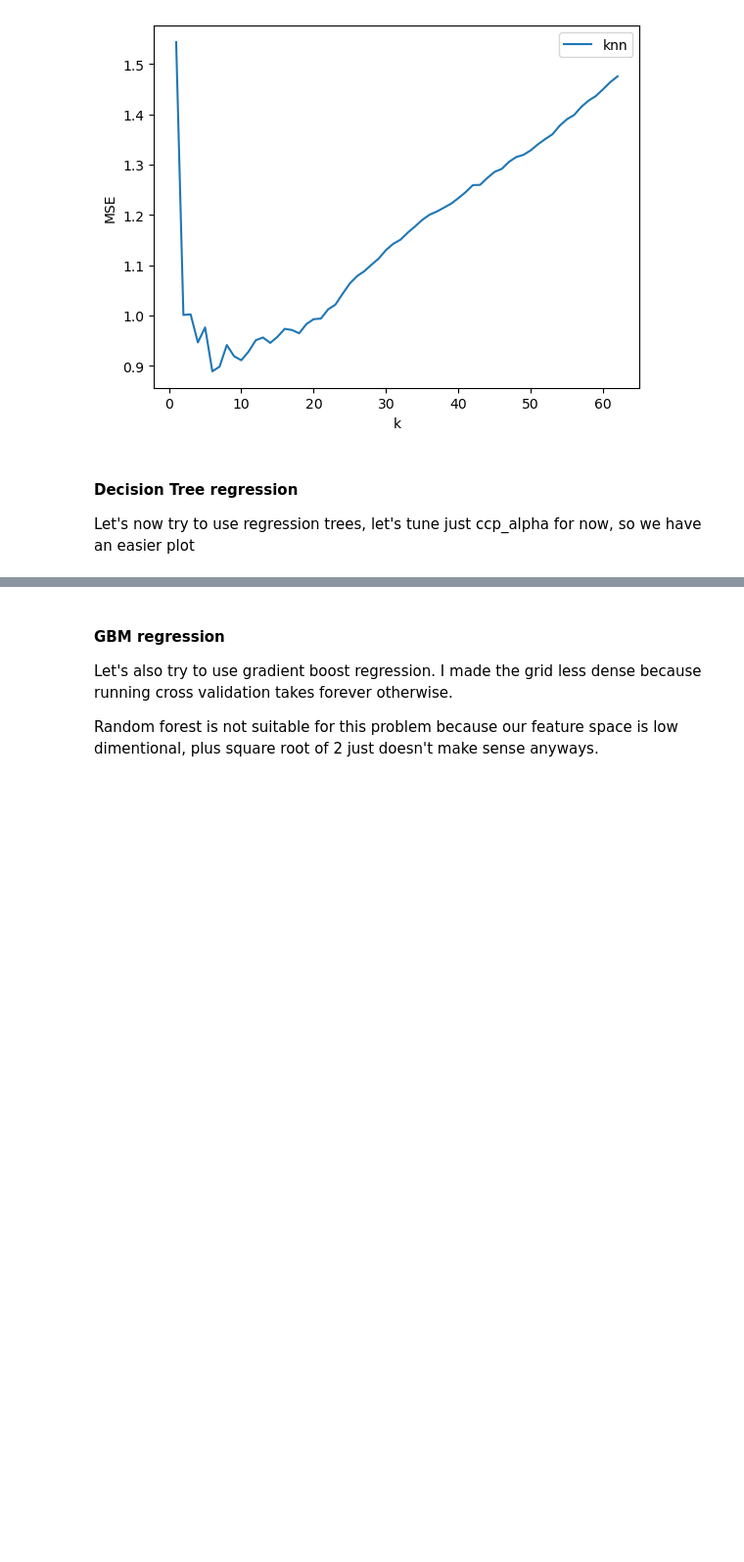
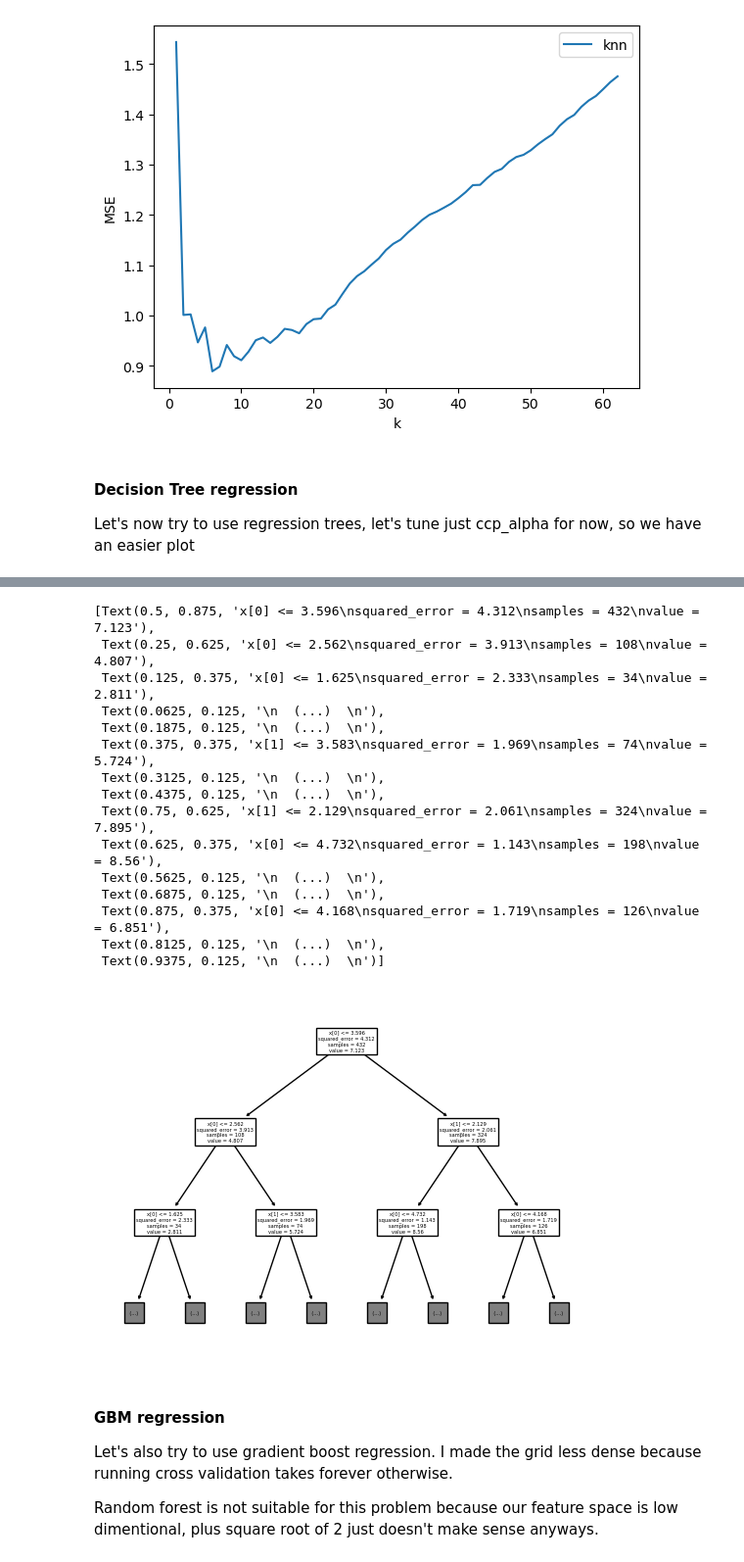
Before and after one commit to yiliu7724/5509-final-project, a Jupyter notebook: Drug.ipynb, the cells around one changed output, grey strips where cells are left out. Shown at 98% size. Saved outputs shown, nothing was run; the diff lists cells and outputs as text; code cells hidden in the pictures; blank space fills up the shorter version.

```diff
--- a/Drug.ipynb
+++ b/Drug.ipynb
@@ -647,3 +659,26 @@ DTGrid.best_params_
+# %%
+DT_model = DTGrid.best_estimator_
+# %%
+from sklearn.tree import plot_tree
+
+plot_tree(DT_model, max_depth = 2)
+# %% [output]
+[Text(0.5, 0.875, 'x[0] <= 3.596\nsquared_error = 4.312\nsamples = 432\nvalue = 7.123'),
+ Text(0.25, 0.625, 'x[0] <= 2.562\nsquared_error = 3.913\nsamples = 108\nvalue = 4.807'),
+ Text(0.125, 0.375, 'x[0] <= 1.625\nsquared_error = 2.333\nsamples = 34\nvalue = 2.811'),
+ Text(0.0625, 0.125, '\n  (...)  \n'),
+ Text(0.1875, 0.125, '\n  (...)  \n'),
+ Text(0.375, 0.375, 'x[1] <= 3.583\nsquared_error = 1.969\nsamples = 74\nvalue = 5.724'),
+ Text(0.3125, 0.125, '\n  (...)  \n'),
+ Text(0.4375, 0.125, '\n  (...)  \n'),
+ Text(0.75, 0.625, 'x[1] <= 2.129\nsquared_error = 2.061\nsamples = 324\nvalue = 7.895'),
+ Text(0.625, 0.375, 'x[0] <= 4.732\nsquared_error = 1.143\nsamples = 198\nvalue = 8.56'),
+ Text(0.5625, 0.125, '\n  (...)  \n'),
+ Text(0.6875, 0.125, '\n  (...)  \n'),
+ Text(0.875, 0.375, 'x[0] <= 4.168\nsquared_error = 1.719\nsamples = 126\nvalue = 6.851'),
+ Text(0.8125, 0.125, '\n  (...)  \n'),
+ Text(0.9375, 0.125, '\n  (...)  \n')]
+[figure, added]
 # %% [markdown]
 #### GBM regression
 
```
Also changed, not shown: parts of 17 cells of this notebook.
